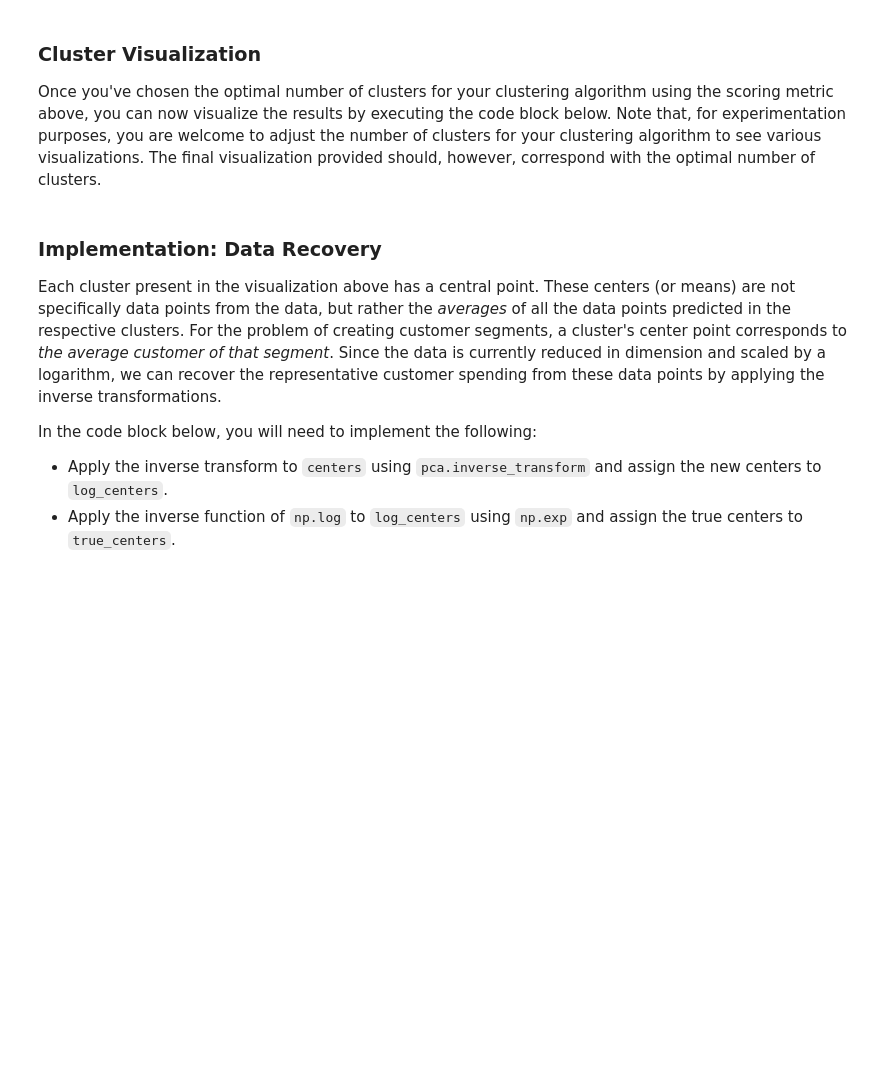
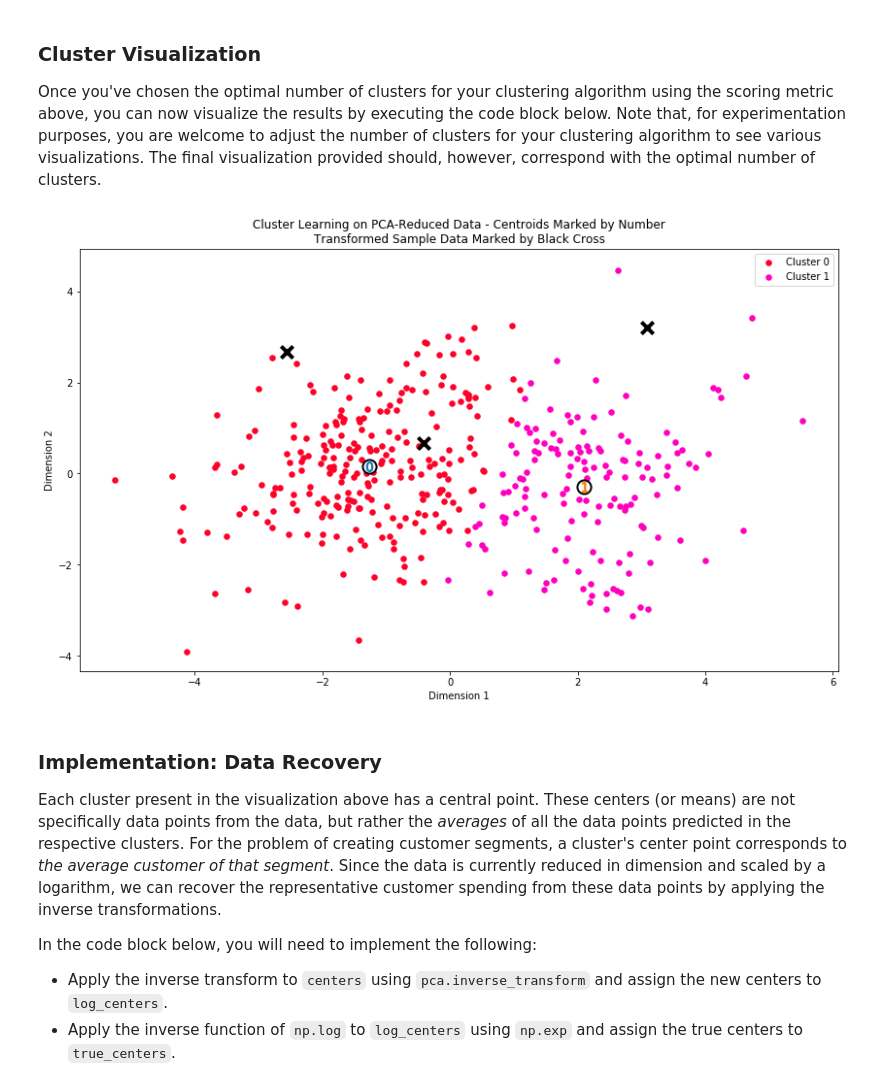
Before and after one commit to niuguy/machine-learning, a Jupyter notebook: projects/customer_segments/customer_segments.ipynb, the cells around one changed output. Drawn from its saved outputs; the diff is of its cells as text; code cells hidden in the pictures; blank space fills up the shorter version.

```diff
--- a/projects/customer_segments/customer_segments.ipynb
+++ b/projects/customer_segments/customer_segments.ipynb
@@ -412,17 +400,27 @@ In the code block below, you will need to implement the following:
  - Import `sklearn.metrics.silhouette_score` and calculate the silhouette score of `reduced_data` against `preds`.
    - Assign the silhouette score to `score` and print the result.
 # %%
+from sklearn.mixture import GaussianMixture
+from sklearn.metrics import silhouette_score
+
 # TODO: Apply your clustering algorithm of choice to the reduced data
-clusterer = None
+def calcuScore(k):
+    global preds, centers, sample_preds
+    clusterer = GaussianMixture(n_components = k, random_state = 0)
+    clusterer.fit(reduced_data)
+    # TODO: Predict the cluster for each data point
+    preds = clusterer.predict(reduced_data)
 
-# TODO: Predict the cluster for each data point
-preds = None
+    # TODO: Find the cluster centers
+    centers = clusterer.means_
 
-# TODO: Find the cluster centers
-centers = None
+    # TODO: Predict the cluster for each transformed sample data point
 
-# TODO: Predict the cluster for each transformed sample data point
-sample_preds = None
+    sample_preds = clusterer.predict(pca_samples)
 
-# TODO: Calculate the mean silhouette coefficient for the number of clusters chosen
-score = None
+    # TODO: Calculate the mean silhouette coefficient for the number of clusters chosen
+    score = silhouette_score(reduced_data, preds)
+    return score
+
+for k in range(2,10):
+    print 'components=', k,'score =',calcuScore(k)
@@ -436,7 +445,11 @@ score = None
 Once you've chosen the optimal number of clusters for your clustering algorithm using the scoring metric above, you can now visualize the results by executing the code block below. Note that, for experimentation purposes, you are welcome to adjust the number of clusters for your clustering algorithm to see various visualizations. The final visualization provided should, however, correspond with the optimal number of clusters.
 # %%
 # Display the results of the clustering from implementation
+# choose the highest value
+calcuScore(2)
 vs.cluster_results(reduced_data, preds, centers, pca_samples)
+# %% [output]
+[figure, added]
 # %% [markdown]
 ### Implementation: Data Recovery
 Each cluster present in the visualization above has a central point. These centers (or means) are not specifically data points from the data, but rather the *averages* of all the data points predicted in the respective clusters. For the problem of creating customer segments, a cluster's center point corresponds to *the average customer of that segment*. Since the data is currently reduced in dimension and scaled by a logarithm, we can recover the representative customer spending from these data points by applying the inverse transformations.
```
Also changed, not shown: parts of 13 cells of this notebook.
